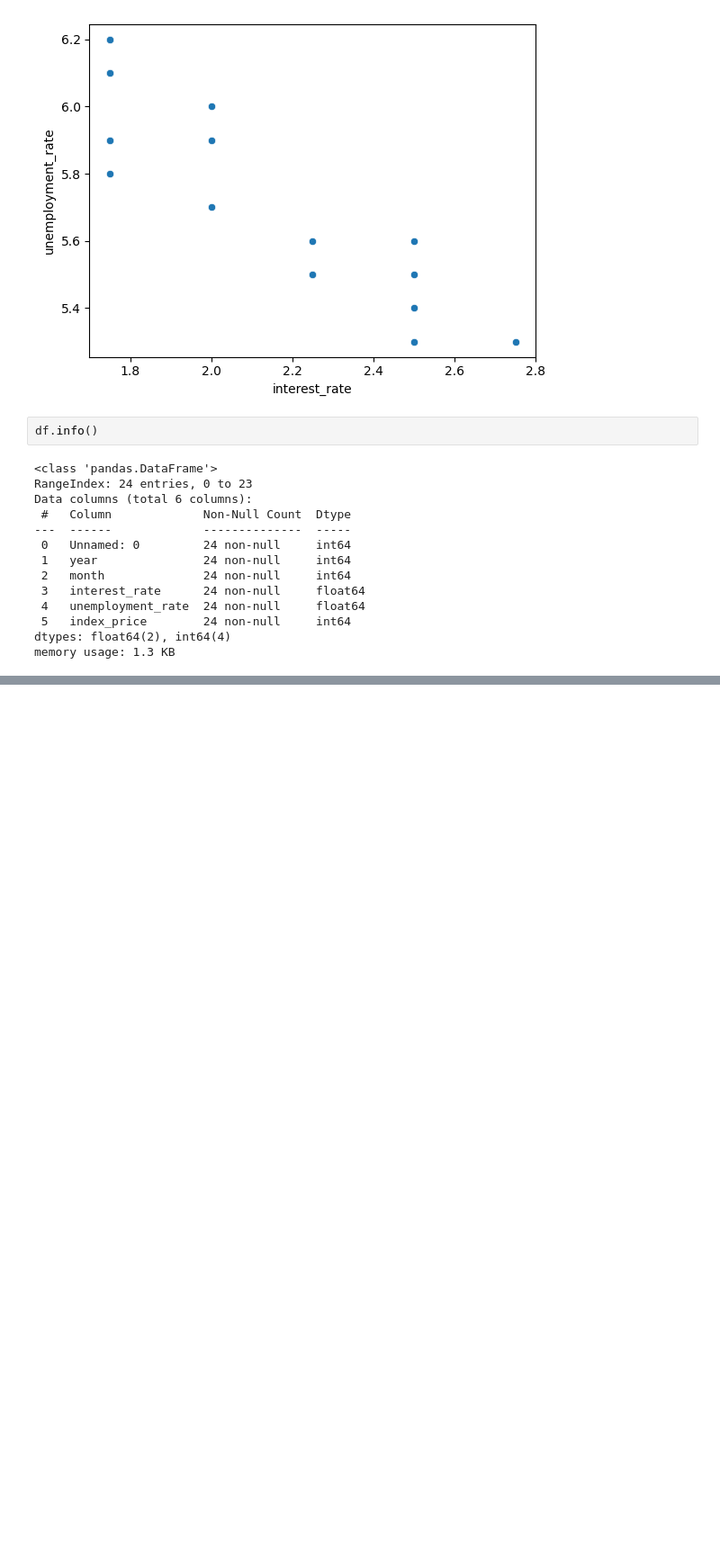
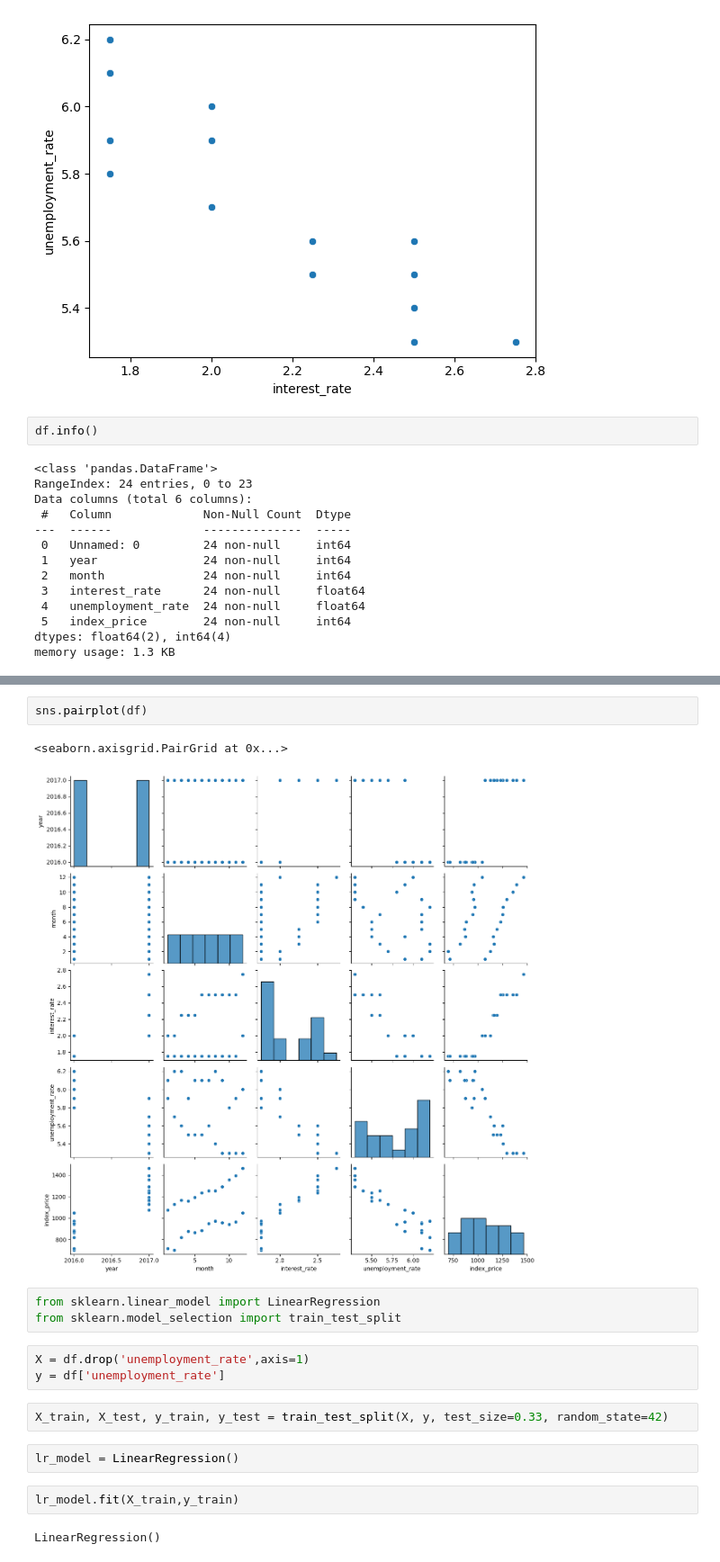
Before and after one commit to kidusw/machine_deep_learning_repo, a Jupyter notebook: linear_regression/lr1.ipynb, the cells around one changed output, grey strips where cells are left out. Shown at 90% size. Cells and saved outputs as stored; diff of their text form; blank space fills up the shorter version.

Commit message:
implemented linear and logistic regression models

```diff
--- a/linear_regression/lr1.ipynb
+++ b/linear_regression/lr1.ipynb
@@ -37,0 +45,19 @@ memory usage: 1.3 KB
+# %%
+sns.pairplot(df)
+# %% [output]
+<seaborn.axisgrid.PairGrid at 0x...>
+[figure, added]
+# %%
+from sklearn.linear_model import LinearRegression
+from sklearn.model_selection import train_test_split
+# %%
+X = df.drop('unemployment_rate',axis=1)
+y = df['unemployment_rate']
+# %%
+X_train, X_test, y_train, y_test = train_test_split(X, y, test_size=0.33, random_state=42)
+# %%
+lr_model = LinearRegression()
+# %%
+lr_model.fit(X_train,y_train)
+# %% [output]
+LinearRegression()
```
Also changed, not shown: parts of 7 cells of this notebook, 56 other files.
